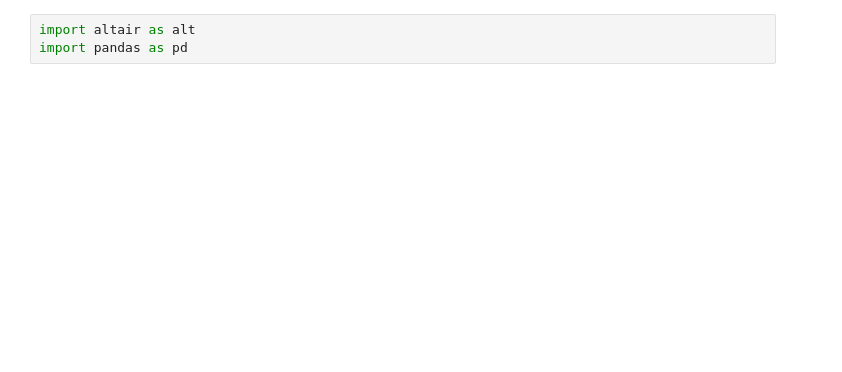
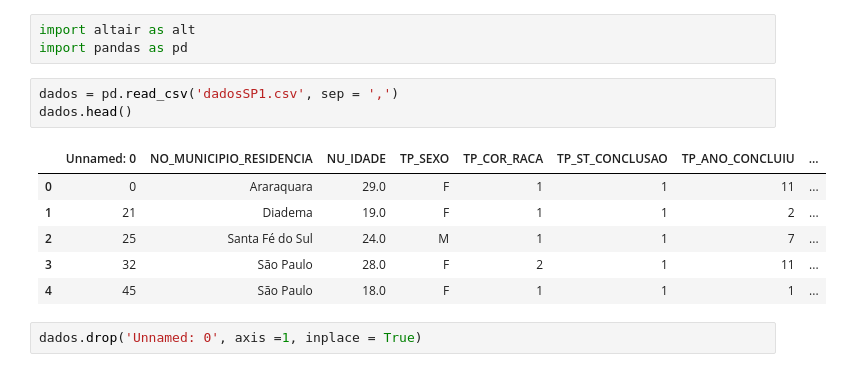
Before and after one commit to GiovaniValdrighi/DataScience_IC, a Jupyter notebook: MapPlot.ipynb, the cells around one changed output. Cells and saved outputs as stored; diff of their text form; blank space fills up the shorter version.

```diff
--- a/MapPlot.ipynb
+++ b/MapPlot.ipynb
@@ -1,3 +1,15 @@
 # %%
 import altair as alt
 import pandas as pd
+# %%
+dados = pd.read_csv('dadosSP1.csv', sep = ',')
+dados.head()
+# %% [output]
+|  | Unnamed: 0 | NO_MUNICIPIO_RESIDENCIA | NU_IDADE | TP_SEXO | TP_COR_RACA | TP_ST_CONCLUSAO | TP_ANO_CONCLUIU | ... |
+| 0 | 0 | Araraquara | 29.0 | F | 1 | 1 | 11 | ... |
+| 1 | 21 | Diadema | 19.0 | F | 1 | 1 | 2 | ... |
+| 2 | 25 | Santa Fé do Sul | 24.0 | M | 1 | 1 | 7 | ... |
+| 3 | 32 | São Paulo | 28.0 | F | 2 | 1 | 11 | ... |
+| 4 | 45 | São Paulo | 18.0 | F | 1 | 1 | 1 | ... |
+# %%
+dados.drop('Unnamed: 0', axis =1, inplace = True)
```
Also changed, not shown: parts of 11 cells of this notebook, 4 other files.
